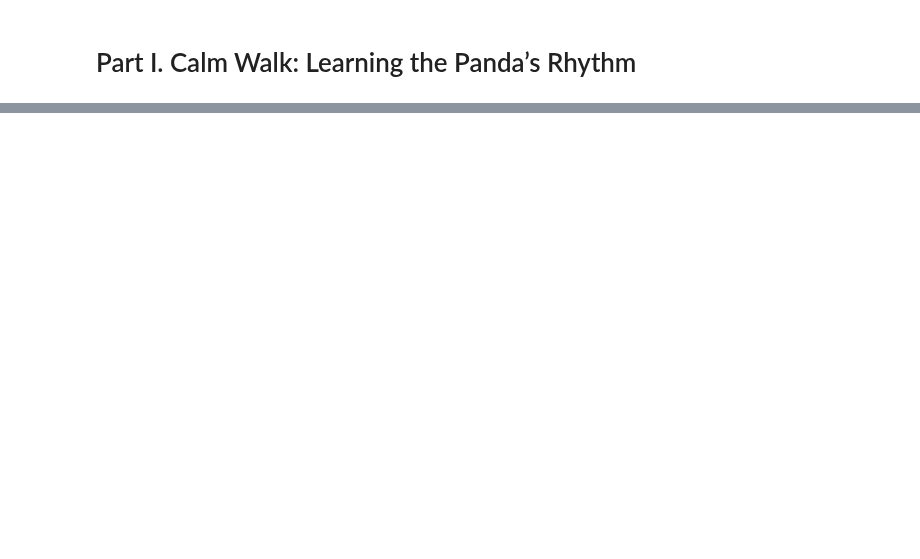
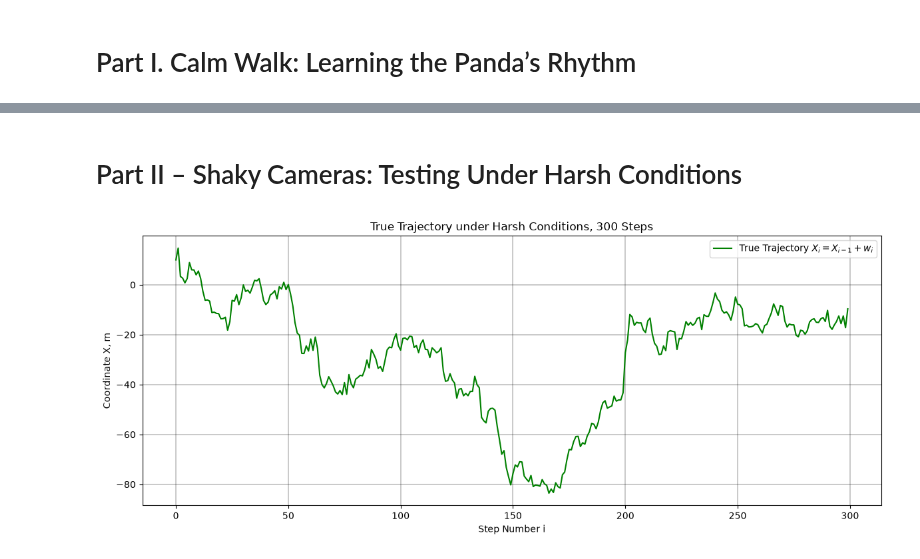
Before and after one commit to VladZg/Experimental-data-processing, a Jupyter notebook: task2-quasi-optimal/main.ipynb, the cells around one changed output, grey strips where cells are left out. Cells and saved outputs as stored; diff of their text form; code cells hidden in the pictures; blank space fills up the shorter version.

```diff
--- a/task2-quasi-optimal/main.ipynb
+++ b/task2-quasi-optimal/main.ipynb
@@ -93,6 +104,6 @@ np.savetxt(output_dir / "measured_trajectory_huge.txt", measured_trajectory_huge
 # %%
-# load the shared trajectories
-true_trajectory_small = np.loadtxt("true_trajectory_small.txt")
-true_trajectory_huge = np.loadtxt("true_trajectory_huge.txt")
-measured_trajectory_small = np.loadtxt("measured_trajectory_small.txt")
-measured_trajectory_huge = np.loadtxt("measured_trajectory_huge.txt")
+# load the trajectories shared within the team
+true_trajectory_small = np.loadtxt(output_dir / "true_trajectory_small.txt")
+true_trajectory_huge = np.loadtxt(output_dir / "true_trajectory_huge.txt")
+measured_trajectory_small = np.loadtxt(output_dir / "measured_trajectory_small.txt")
+measured_trajectory_huge = np.loadtxt(output_dir / "measured_trajectory_huge.txt")
@@ -98,0 +249,14 @@ measured_trajectory_huge = np.loadtxt("measured_trajectory_huge.txt")
+# %% [markdown]
+# Part II – Shaky Cameras: Testing Under Harsh Conditions
+# %%
+# define constants for a true trajectory calculation
+VARIANCE_W_HARSH = 28**2
+SIGMA_W_HARSH = np.sqrt(VARIANCE_W_HARSH)
+
+# store 300 true trajectory points in the true_trajectory_harsh array
+true_trajectory_harsh = generate_true_trajectory(SIZE_MIN, INITIAL_COORDINATE_M, SIGMA_W_HARSH)
+
+# call the self-written function above to plot the true trajectory under harsh conditions for 300 points
+plot_true_trajectory(true_trajectory_small, "True Trajectory under Harsh Conditions, 300 Steps")
+# %% [output]
+[figure, added]
```
Also changed, not shown: parts of 12 cells of this notebook.
